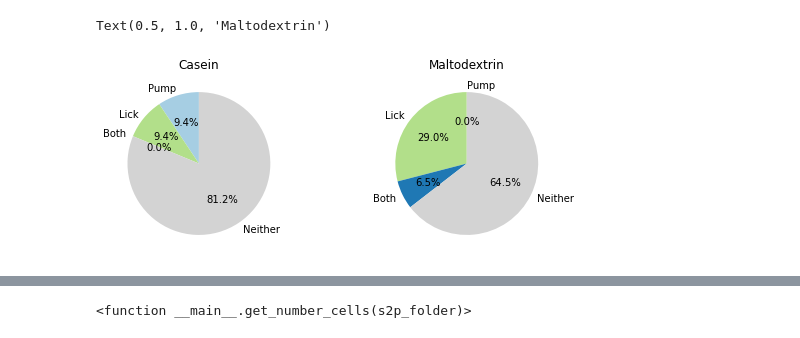
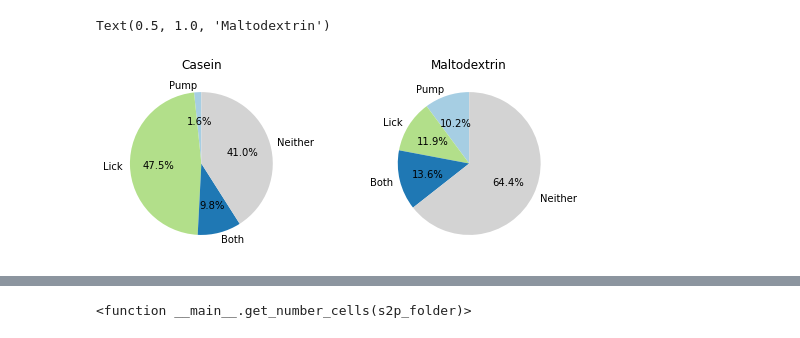
Before and after one commit to jetsetmette/VGP, a Jupyter notebook: notebooks/BNA_figs_representative.ipynb, the cells around one changed output, grey strips where cells are left out. Cells and saved outputs as stored; diff of their text form; code cells hidden in the pictures.

```diff
--- a/notebooks/BNA_figs_representative.ipynb
+++ b/notebooks/BNA_figs_representative.ipynb
@@ -236,24 +172,24 @@ Name: activated, dtype: int64
 # %%
 # make pie chart showing activated cells
 
 pie_colors = ['#a6cee3','#b2df8a','#1f78b4','lightgrey']
 labels = ['Pump','Lick','Both','Neither']
 
 f, [ax1, ax2] = plt.subplots(figsize=(8,4), ncols=2, gridspec_kw={"wspace":0.5})
 
-ax1.pie(C2["df_responsive"].activated[2:6], labels=labels, autopct='%1.1f%%',
+ax1.pie(C1["df_responsive"].activated[2:6], labels=labels, autopct='%1.1f%%',
     startangle=90, colors=pie_colors)
 
-ax2.pie(M2["df_responsive"].activated[2:6], labels=labels, autopct='%1.1f%%',
+ax2.pie(M1["df_responsive"].activated[2:6], labels=labels, autopct='%1.1f%%',
     startangle=90, colors=pie_colors)
 
 ax1.set_title("Casein")
 ax2.set_title("Maltodextrin")
 
 # f.savefig("..//output//vgp403_NRPR_pies_activated.png")
 # %% [output]
 Text(0.5, 1.0, 'Maltodextrin')
-[figure, old version]
+[figure, new version]
 # %%
 np.shape(C1["pump_snips_all"])
 np.shape(C1["lick_snips_all"][np.where(C1["lick_responsive"] == 1)])
```
Also changed, not shown: parts of 9 cells of this notebook.
